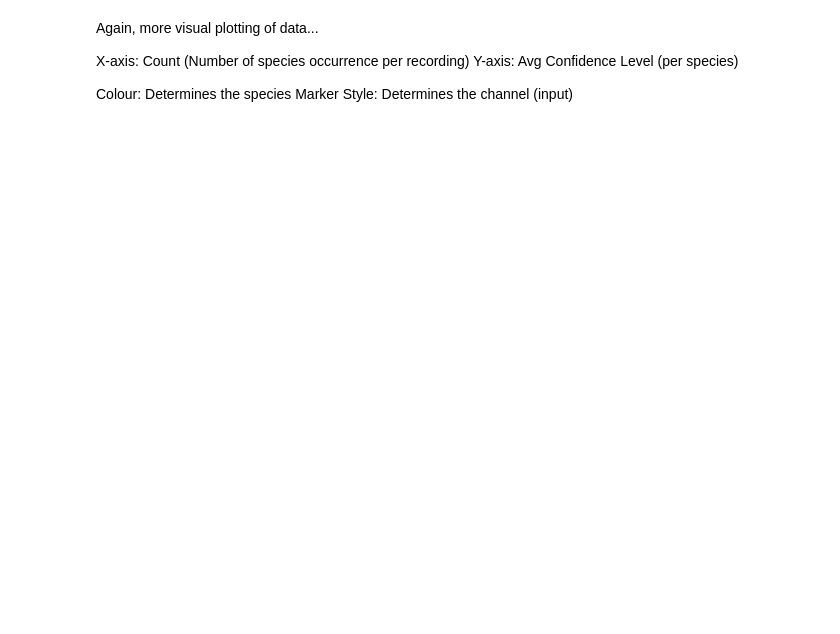
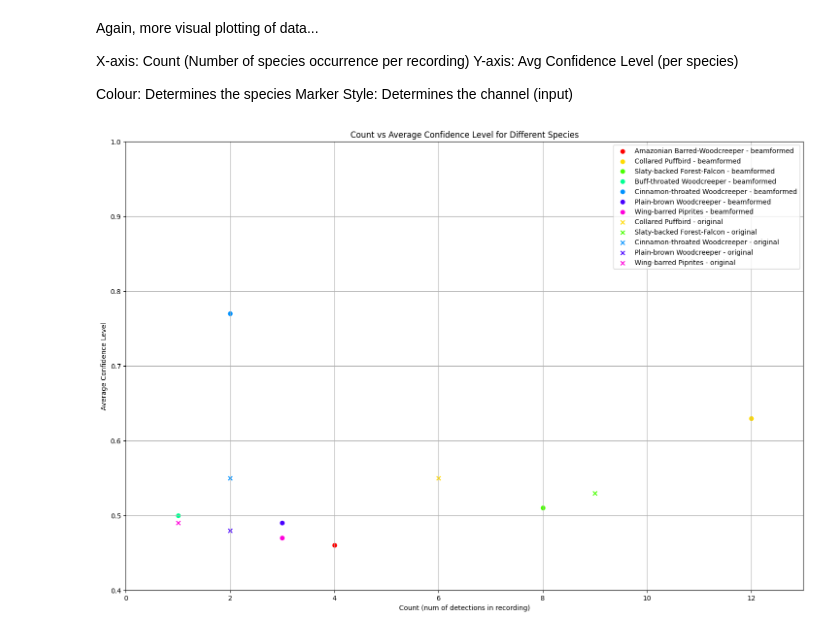
Before and after one commit to JamesSkinna/Masters_6mic_analysis, a Jupyter notebook: src/trying-out-code/odas_process_test.ipynb, the cells around one changed output. Cells and saved outputs as stored; diff of their text form; code cells hidden in the pictures; blank space fills up the shorter version.

```diff
--- a/src/trying-out-code/odas_process_test.ipynb
+++ b/src/trying-out-code/odas_process_test.ipynb
@@ -450,3 +455,36 @@ Y-axis: Avg Confidence Level (per species)
 
 Colour: Determines the species
 Marker Style: Determines the channel (input)
+# %%
+beamformed_data = process_chan_results(sep_chan3_data)
+original_data = process_chan_results(original_chan1_data)
+
+# Setup the plot...
+plt.figure(figsize=(18, 12))
+plt.xlabel('Count (num of detections in recording)')
+plt.ylabel('Average Confidence Level')
+plt.title('Count vs Average Confidence Level for Different Species')
+plt.grid(True)
+
+max_count = 0
+
+# Plot the data for each species (separated data)...
+for i, species in enumerate(beamformed_data.keys()):
+    plt.scatter(beamformed_data[species]["count"], beamformed_data[species]["conf_avg"], color=plotting_data[species]["colour"], label=species + " - beamformed")
+    if beamformed_data[species]["count"] > max_count:
+        max_count = beamformed_data[species]["count"]       # Check for max species count, to set axis limits
+
+# Plot the data for each species (original data)...
+# Specify a different marker style, to differentiate
+for i, species in enumerate(original_data.keys()):
+    plt.scatter(original_data[species]["count"], original_data[species]["conf_avg"], color=plotting_data[species]["colour"], marker="x", label=species + " - original")
+    if original_data[species]["count"] > max_count:
+        max_count = original_data[species]["count"]
+
+plt.xlim(0, max_count + 1)
+plt.ylim(0.4, 1)
+
+plt.legend()
+plt.show()
+# %% [output]
+[figure, added]
```
Also changed, not shown: parts of 6 cells of this notebook.
